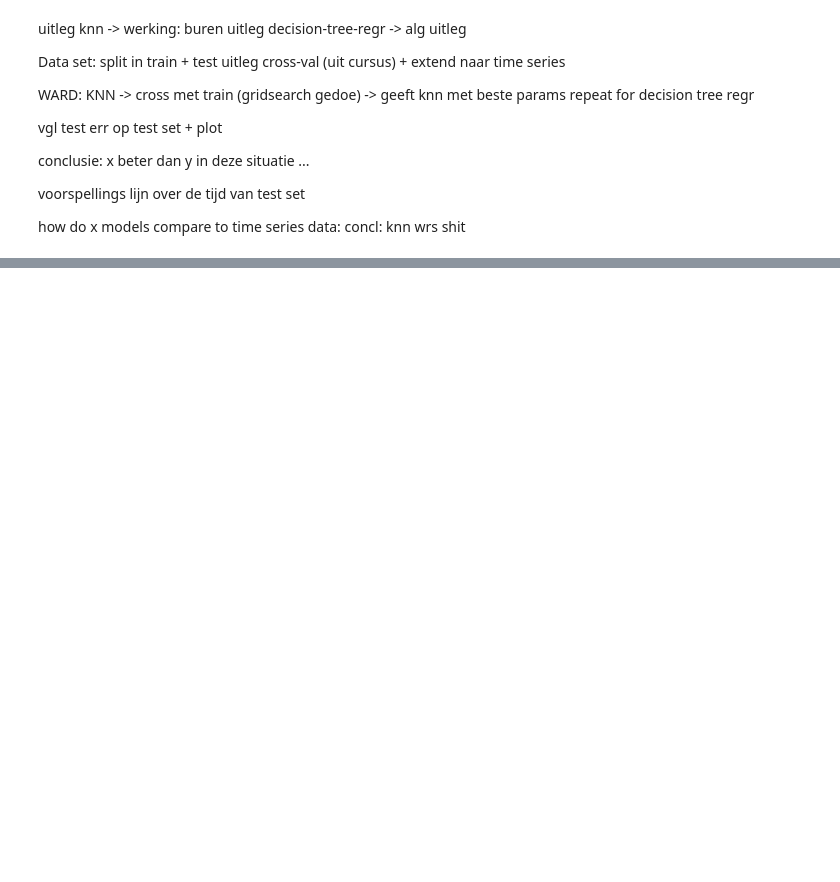
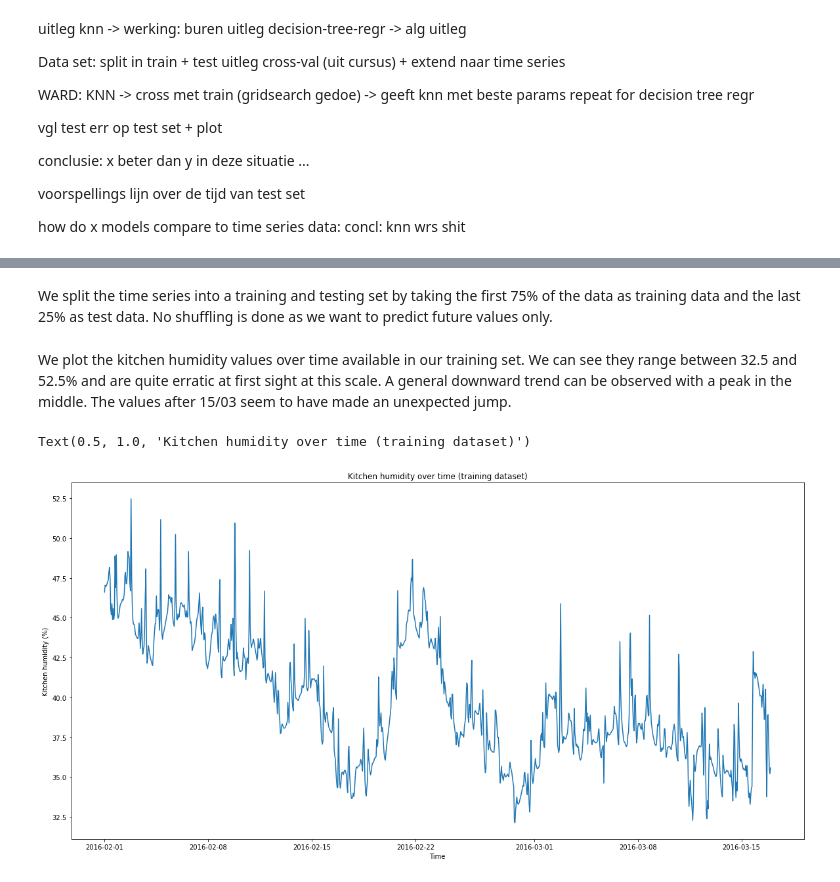
Before and after one commit to WardGauderis/SFML, a Jupyter notebook: question3.ipynb, the cells around one changed output, grey strips where cells are left out. Cells and saved outputs as stored; diff of their text form; code cells hidden in the pictures; blank space fills up the shorter version.

Commit message:
question 3 done, need to review later

```diff
--- a/question3.ipynb
+++ b/question3.ipynb
@@ -197,13 +24,0 @@ print(mean_squared_error(y_train, model.predict(X_train), squared=False),
-# %%
-from time import time
-
-model = make_pipeline(StandardScaler(),
-                      KNeighborsRegressor())
-model.fit(X_train, y_train)
-a = time()
-
-print(model.score(X_train, y_train), model.score(X_test, y_test))
-print(mean_squared_error(y_train, model.predict(X_train), squared=False),
-      mean_squared_error(y_test, model.predict(X_test), squared=False))
-model
-print((time() - a) / 60)
@@ -247,0 +146,33 @@ Fitting 5 folds for each of 100 candidates, totalling 500 fits
+# %%
+# Select the first two months of measurements
+data = data[(data['date'] > '2016-02-01 00:00:00') & (data['date'] < '2016-04-01 00:00:00')]
+
+# Split the date column into two month, day and hour columns
+data['date'] = pd.to_datetime(data['date'])
+data["month"] = pd.to_numeric(data["date"].dt.strftime("%m"))
+data["day"] = pd.to_numeric(data["date"].dt.strftime("%d"))
+data["hour"] = pd.to_numeric(data["date"].dt.strftime("%H"))
+
+# Set the date column to be the index and resample the time series to hourly data
+data = data.set_index('date')
+data = data.resample("60T").mean()
+# %% [markdown]
+We split the time series into a training and testing set by taking the first 75% of the data as training data and the last 25% as test data. No shuffling is done as we want to predict future values only.
+# %%
+# Split training and test data
+train_data, test_data = train_test_split(data, shuffle=False)
+# Remove/add the humidity value to be predicted
+X_train = train_data.drop(["RH_1"], 1)
+y_train = train_data["RH_1"]
+X_test = test_data.drop(["RH_1"], 1)
+y_test = test_data["RH_1"]
+# %% [markdown]
+We plot the kitchen humidity values over time available in our training set. We can see they range between 32.5 and 52.5% and are quite erratic at first sight at this scale. A general downward trend can be observed with a peak in the middle. The values after 15/03 seem to have made an unexpected jump.
+# %%
+# Plot the training kitchen humidity over time
+fig, ax = plt.subplots(figsize=(20, 10))
+plot_months(ax, train_data["RH_1"], "Actual humidity")
+ax.set_title("Kitchen humidity over time (training dataset)")
+# %% [output]
+Text(0.5, 1.0, 'Kitchen humidity over time (training dataset)')
+[figure, added]
```
Also changed, not shown: parts of 37 cells of this notebook.
